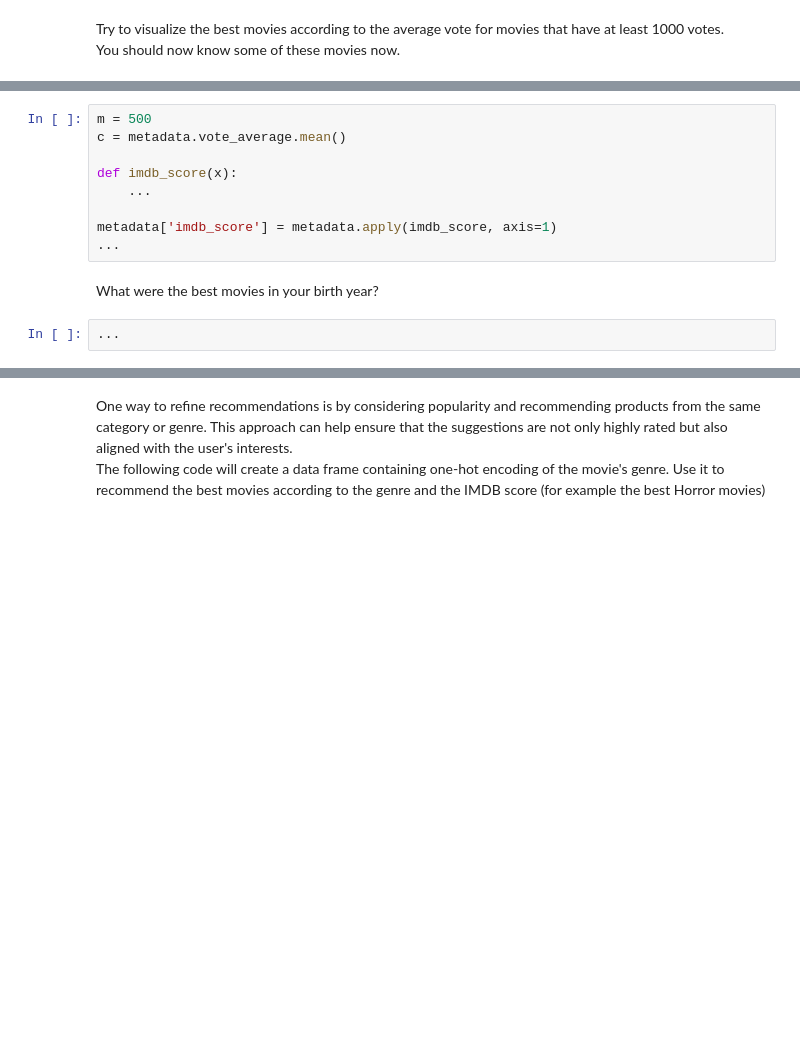
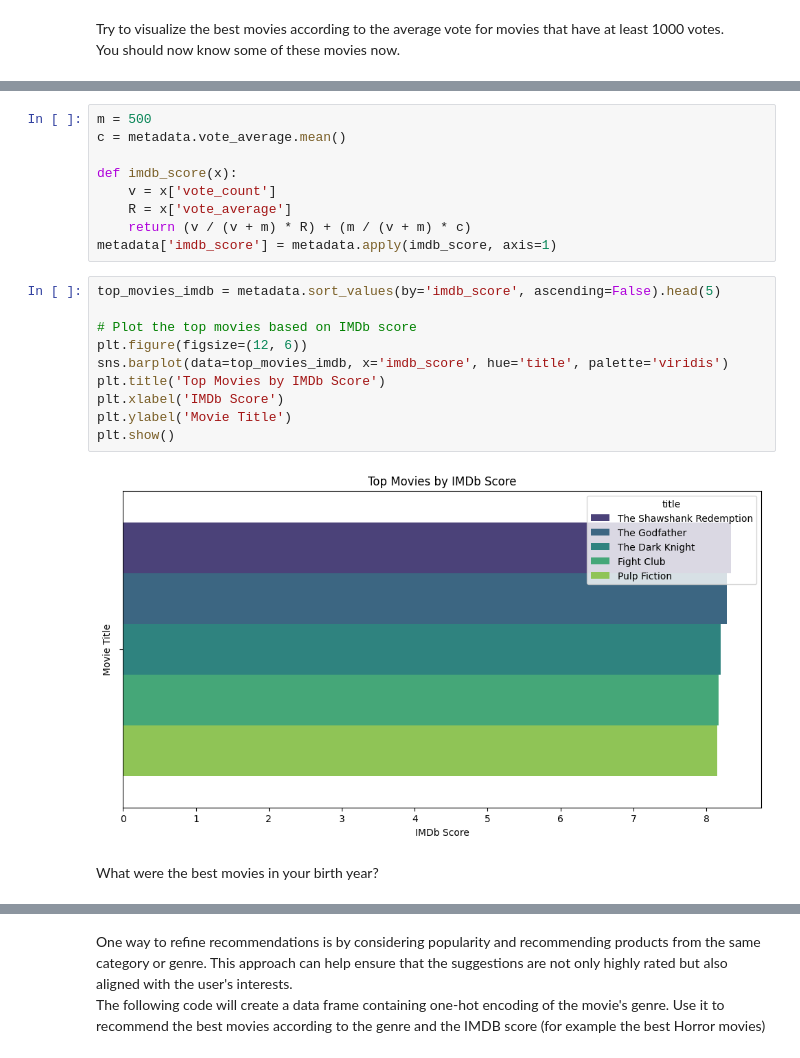
Before and after one commit to skanderrahal11/AIF, a Jupyter notebook: rec_sys/recommender_systems/INSA_Reco.ipynb, the cells around one changed output, grey strips where cells are left out. Cells and saved outputs as stored; diff of their text form; blank space fills up the shorter version.

```diff
--- a/rec_sys/recommender_systems/INSA_Reco.ipynb
+++ b/rec_sys/recommender_systems/INSA_Reco.ipynb
@@ -154,11 +161,21 @@ m = 500
 c = metadata.vote_average.mean()
 
 def imdb_score(x):
-    ...
-
+    v = x['vote_count']
+    R = x['vote_average']
+    return (v / (v + m) * R) + (m / (v + m) * c)
 metadata['imdb_score'] = metadata.apply(imdb_score, axis=1)
-...
+# %%
+top_movies_imdb = metadata.sort_values(by='imdb_score', ascending=False).head(5)
+
+# Plot the top movies based on IMDb score
+plt.figure(figsize=(12, 6))
+sns.barplot(data=top_movies_imdb, x='imdb_score', hue='title', palette='viridis')
+plt.title('Top Movies by IMDb Score')
+plt.xlabel('IMDb Score')
+plt.ylabel('Movie Title')
+plt.show()
+# %% [output]
+[figure, added]
 # %% [markdown]
 What were the best movies in your birth year?
-# %%
-...
```
Also changed, not shown: parts of 13 cells of this notebook.
